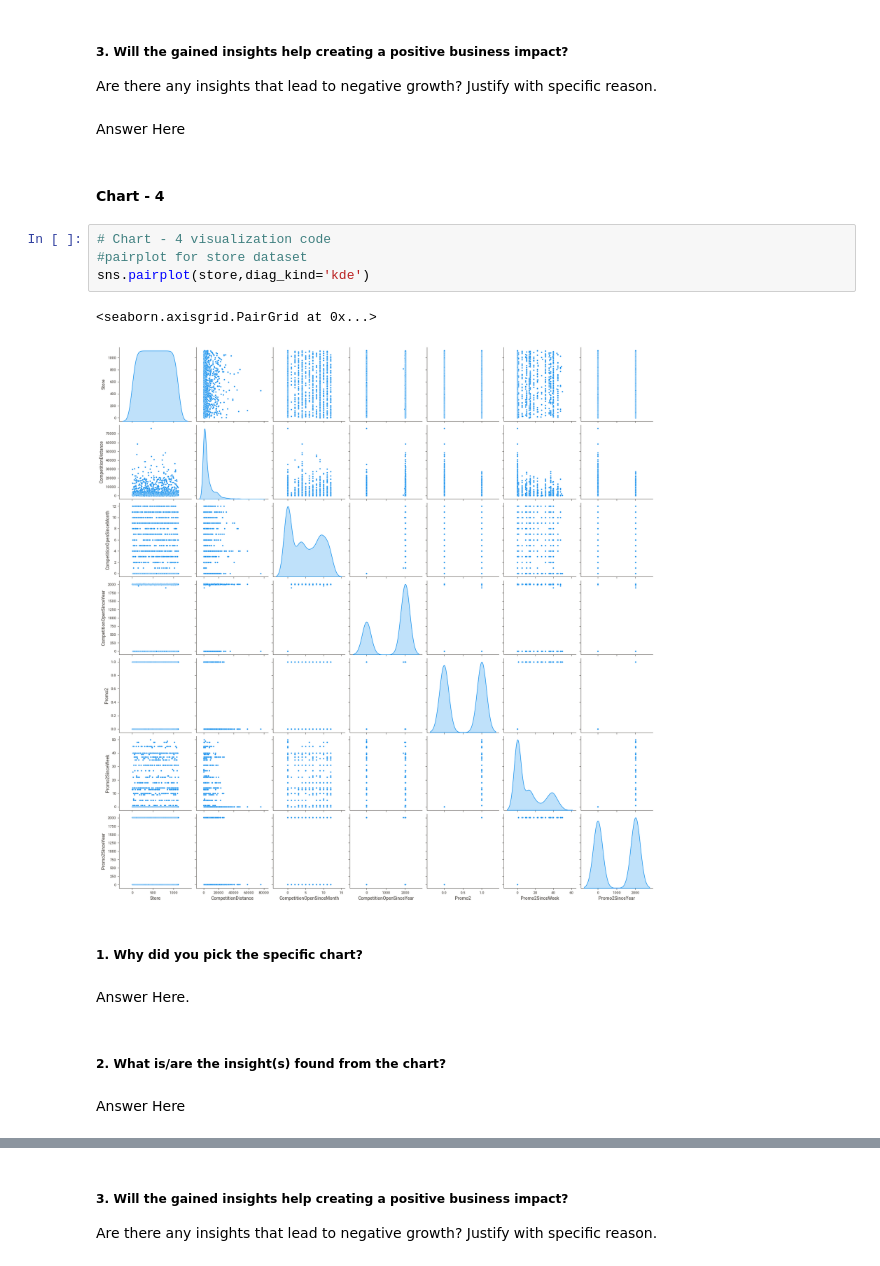
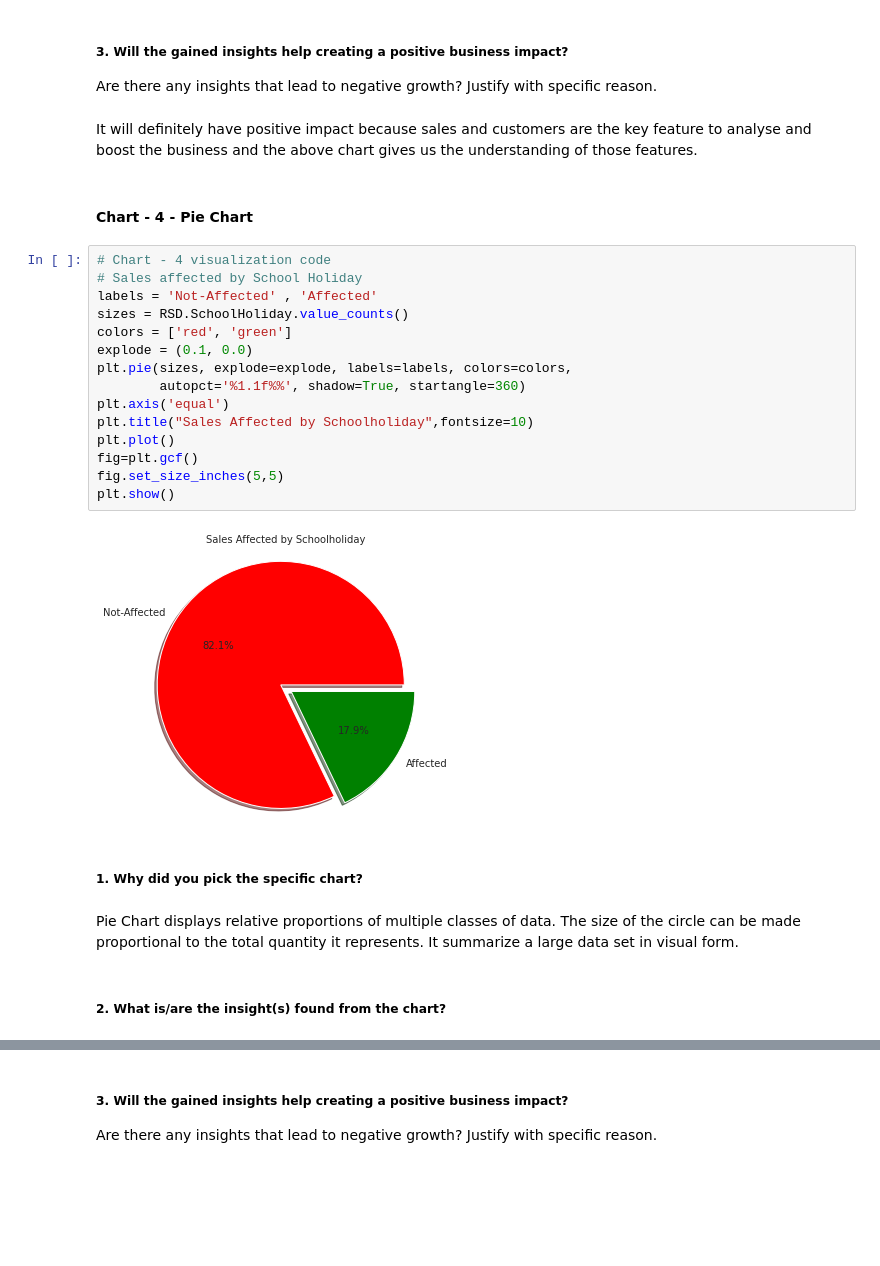
Before and after one commit to 88270gagan/Retail-Sales-Prediction, a Jupyter notebook: Retail_Sales_Prediction.ipynb, the cells around one changed output, grey strips where cells are left out. Drawn from its saved outputs; the diff is of its cells as text; blank space fills up the shorter version.

```diff
--- a/Retail_Sales_Prediction.ipynb
+++ b/Retail_Sales_Prediction.ipynb
@@ -528,22 +521,31 @@ Answer Here
 # %% [markdown]
 ##### 3. Will the gained insights help creating a positive business impact?
 Are there any insights that lead to negative growth? Justify with specific reason.
-# %% [markdown]
-Answer Here
+# %% [markdown]
+It will definitely have positive impact because sales and customers are the key feature to analyse and boost the business and the above chart gives us the understanding of those features.
 # %% [markdown]
-#### Chart - 4
+#### Chart - 4 - Pie Chart
-# %%
-# Chart - 4 visualization code
-#pairplot for store dataset
-sns.pairplot(store,diag_kind='kde')
-# %% [output]
-<seaborn.axisgrid.PairGrid at 0x...>
-[figure, removed]
+# %%
+# Chart - 4 visualization code
+# Sales affected by School Holiday
+labels = 'Not-Affected' , 'Affected'
+sizes = RSD.SchoolHoliday.value_counts()
+colors = ['red', 'green']
+explode = (0.1, 0.0)
+plt.pie(sizes, explode=explode, labels=labels, colors=colors,
+        autopct='%1.1f%%', shadow=True, startangle=360)
+plt.axis('equal')
+plt.title("Sales Affected by Schoolholiday",fontsize=10)
+plt.plot()
+fig=plt.gcf()
+fig.set_size_inches(5,5)
+plt.show()
+# %% [output]
+[figure, added]
 # %% [markdown]
 ##### 1. Why did you pick the specific chart?
-# %% [markdown]
-Answer Here.
+# %% [markdown]
+Pie Chart displays relative proportions of multiple classes of data.
+The size of the circle can be made proportional to the total quantity it represents. It summarize a large data set in visual form.
 # %% [markdown]
 ##### 2. What is/are the insight(s) found from the chart?
-# %% [markdown]
-Answer Here
```
Also changed, not shown: parts of 389 cells of this notebook.
